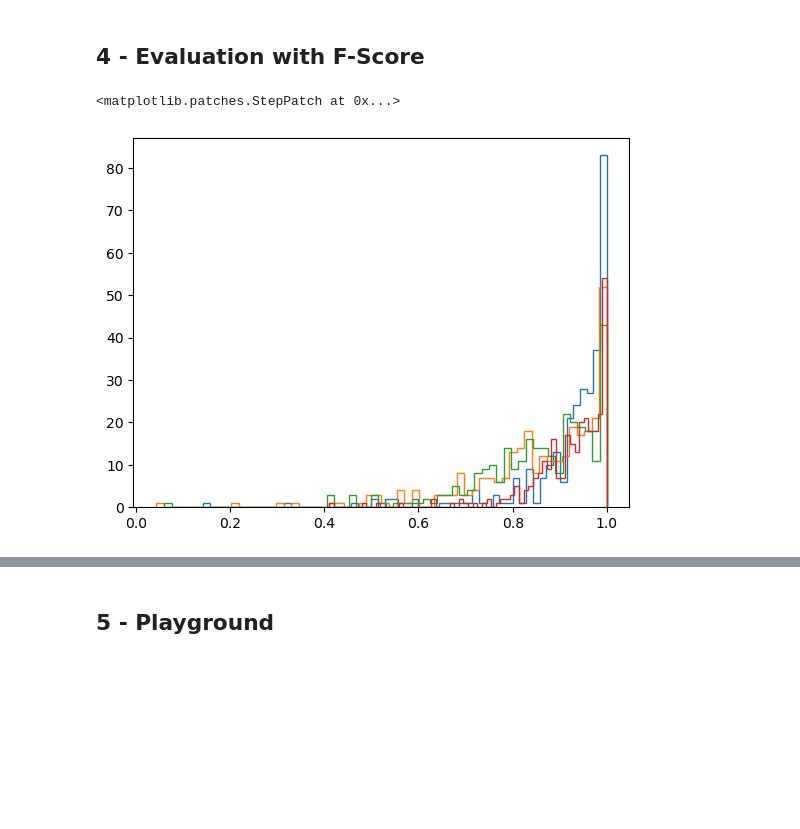
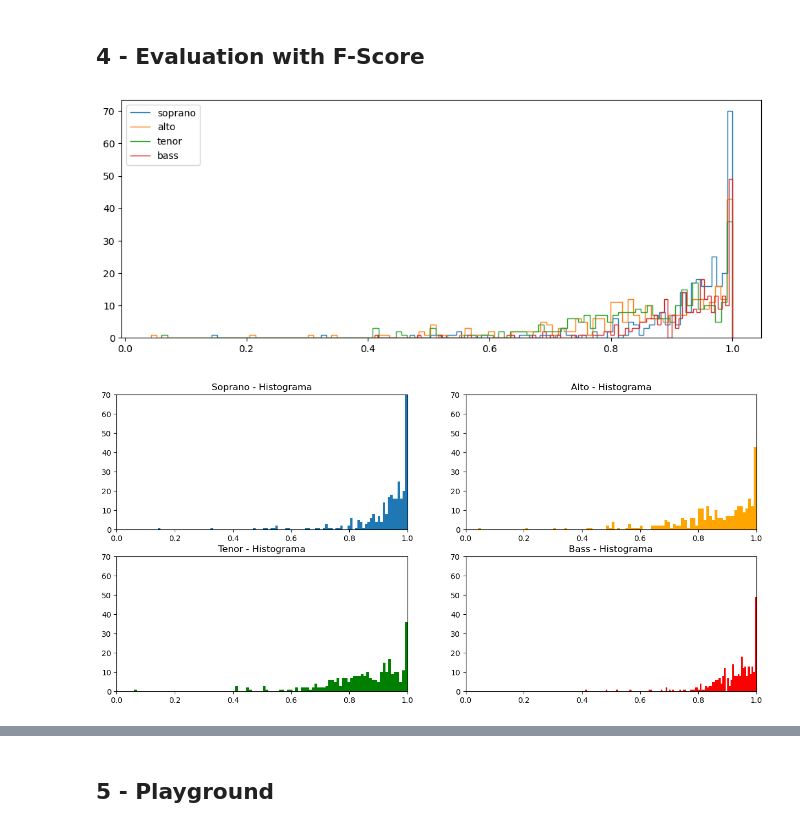
Before and after one commit to Xornotor/VocalAssignment-SSCS, a Jupyter notebook: SSCS_Training.ipynb, the cells around one changed output, grey strips where cells are left out. Drawn from its saved outputs; the diff is of its cells as text; code cells hidden in the pictures; blank space fills up the shorter version.

Commit message:
Evaluation metrics: Boxplot, Histogram

```diff
--- a/SSCS_Training.ipynb
+++ b/SSCS_Training.ipynb
@@ -97,15 +97,42 @@ def multivoice_f_score(song):
 # %%
 f_scores = np.load('./Evaluation_Data/f-scores.npy')
 # %%
-s_counts, s_bins = np.histogram(f_scores[0], bins=60)
-a_counts, a_bins = np.histogram(f_scores[1], bins=60)
-t_counts, t_bins = np.histogram(f_scores[2], bins=60)
-b_counts, b_bins = np.histogram(f_scores[3], bins=60)
-
-plt.stairs(s_counts, s_bins)
-plt.stairs(a_counts, a_bins)
-plt.stairs(t_counts, t_bins)
-plt.stairs(b_counts, b_bins)
+s_counts, s_bins = np.histogram(f_scores[0], bins=100)
+a_counts, a_bins = np.histogram(f_scores[1], bins=100)
+t_counts, t_bins = np.histogram(f_scores[2], bins=100)
+b_counts, b_bins = np.histogram(f_scores[3], bins=100)
-# %% [output]
-<matplotlib.patches.StepPatch at 0x...>
-[figure, removed]
+# %%
+plt.figure(figsize=(12,4.5))
+plt.stairs(s_counts, s_bins, label='soprano')
+plt.stairs(a_counts, a_bins, label='alto')
+plt.stairs(t_counts, t_bins, label='tenor')
+plt.stairs(b_counts, b_bins, label='bass')
+plt.legend()
+plt.show()
+# %% [output]
+[figure, added]
+# %%
+fig, axs = plt.subplots(2, 2, figsize=(15, 7))
+axs[0][0].stairs(s_counts, s_bins, fill=True)
+axs[0][0].set_title("Soprano - Histograma")
+axs[0][0].set_xlim([0, 1])
+axs[0][0].set_ylim([0, 70])
+
+axs[0][1].stairs(a_counts, a_bins, fill=True, color='orange')
+axs[0][1].set_title("Alto - Histograma")
+axs[0][1].set_xlim([0, 1])
+axs[0][1].set_ylim([0, 70])
+
+axs[1][0].stairs(t_counts, t_bins, fill=True, color='green')
+axs[1][0].set_title("Tenor - Histograma")
+axs[1][0].set_xlim([0, 1])
+axs[1][0].set_ylim([0, 70])
+
+axs[1][1].stairs(b_counts, b_bins, fill=True, color='red')
+axs[1][1].set_title("Bass - Histograma")
+axs[1][1].set_xlim([0, 1])
+axs[1][1].set_ylim([0, 70])
+
+plt.show()
+# %% [output]
+[figure, added]
```
Also changed, not shown: parts of 4 cells of this notebook.
